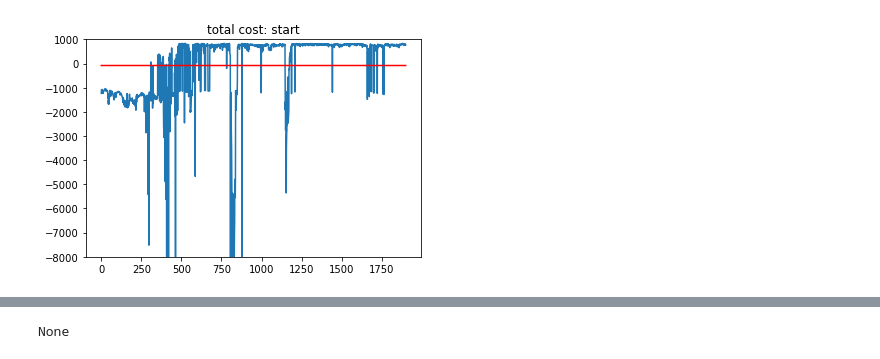
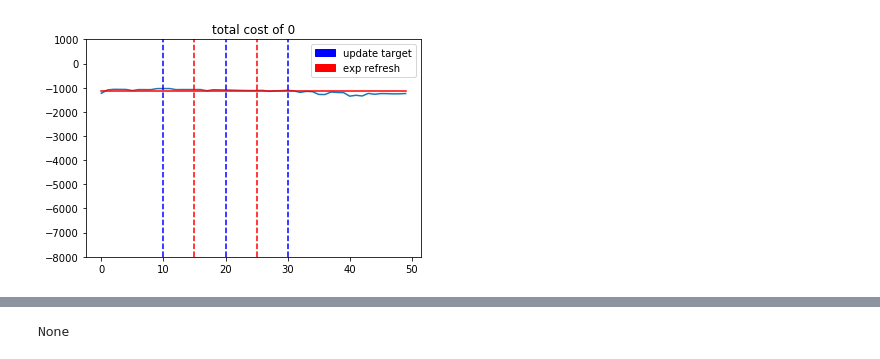
Before and after one commit to meltycriss/foa, a Jupyter notebook: foa_ddpg.ipynb, the cells around one changed output, grey strips where cells are left out. Drawn from its saved outputs; the diff is of its cells as text; code cells hidden in the pictures.

Commit message:
record target update & experience refresh, plot vertical line

```diff
--- a/foa_ddpg.ipynb
+++ b/foa_ddpg.ipynb
@@ -26,13 +22,19 @@ import os
 # %%
-os.environ["CUDA_VISIBLE_DEVICES"] = "2"
-env = wrappers.Monitor(env, 'all_epi_total_cost', force=True, video_callable=lambda episode_id: True)
+os.environ["CUDA_VISIBLE_DEVICES"] = "0"
+
+ENV_NAME = 'foa-v0'
+env = gym.make(ENV_NAME)
+RECORD = False
+
+if RECORD:
+    env = wrappers.Monitor(env, 'capa1w', force=True, video_callable=lambda episode_id: True)
 TAU = .01
 GAMMA = .9
 LR_actor = .001
 LR_critic = .001
-EXPERIENCE_CAPACITY = 7000
+EXPERIENCE_CAPACITY = int(1e4)
 TARGET_UPDATE_FREQUENCY = 200
-MAX_EPI = 3*int(1e4)
+MAX_EPI = int(1e4)
 MAX_STEP = 100
 BATCH_SIZE = 32
 #EPSILON = .1
@@ -384,6 +273,8 @@ n:0, epi:3000
 # %%
-def plot_avg_1d(vec, title=None, xlabel=None, ylabel=None, save=False, ylim=None, begin=0):
+def plot_avg_1d(vec, title=None, xlabel=None, ylabel=None, save=False, ylim=None, begin=0, marker='', target=None, exp=None):
     record = np.array(vec)
+    target = np.array(target)
+    exp = np.array(exp)
     if len(record.shape) is not 1:
         print 'vec should be 1D array [e0, e1, ...]'
         return
@@ -391,8 +282,23 @@ def plot_avg_1d(vec, title=None, xlabel=None, ylabel=None, save=False, ylim=None
         axes = plt.gca()
         axes.set_ylim(ylim)
     mu = record.mean(axis=0)
-    plt.plot(np.array(range(record.shape[0]))+begin, record)
+    plt.plot(np.array(range(record.shape[0]))+begin, record, marker)
     plt.plot(np.array(range(record.shape[0]))+begin, mu*np.ones(record.shape[0]), color='red')
+    patches = []
+    if target is not None and target.shape[0]>0:
+        target_color = 'b'
+        target_patch = mpatches.Patch(color=target_color, label='update target')
+        patches.append(target_patch)
+        for t in target:
+            plt.axvline(t, ls='dashed', c=target_color)
+    if exp is not None and exp.shape[0]>0:
+        exp_color = 'r'
+        exp_patch = mpatches.Patch(color=exp_color, label='exp refresh')
+        patches.append(exp_patch)
+        for e in exp:
+            plt.axvline(e, ls='dashed', c=exp_color)
+    if len(patches)>0:
+        plt.legend(handles=patches)
     if title is not None:
         plt.title(title)
     if xlabel is not None:
@@ -403,17 +309,20 @@ def plot_avg_1d(vec, title=None, xlabel=None, ylabel=None, save=False, ylim=None
         plt.savefig('{}.png'.format(title))
     plt.show()
 
-def plot_avg_2d(vec, title=None, xlabel=None, ylabel=None, save=False):
+def plot_avg_2d(vec, title=None, xlabel=None, ylabel=None, save=False, ylim=None, begin=0):
     record = np.array(vec)
     if len(record.shape) is not 2:
         print 'vec should be 2D array [[seq0], [seq1], ...]'
         return
+    if ylim is not None:
+        axes = plt.gca()
+        axes.set_ylim(ylim)
     mu = record.mean(axis=0)
     sigma = record.std(axis=0)
     lower_bound = mu-sigma
     upper_bound = mu+sigma
-    plt.plot(xrange(mu.shape[0]), mu, color='red')
-    plt.fill_between(xrange(mu.shape[0]), lower_bound, upper_bound, facecolor='blue', alpha=0.5)
+    plt.plot(np.array(range(mu.shape[0]))+begin, mu, color='red')
+    plt.fill_between(np.array(range(mu.shape[0]))+begin, lower_bound, upper_bound, facecolor='blue', alpha=0.5)
     if title is not None:
         plt.title(title)
     if xlabel is not None:
@@ -427,28 +336,42 @@ def plot_avg_2d(vec, title=None, xlabel=None, ylabel=None, save=False):
 # data
 n_vec_avg_cost = np.array(n_vec_avg_cost)
 n_vec_total_cost = np.array(n_vec_total_cost)
+n_vec_target_update = np.array(n_vec_target_update)
+n_vec_experience_refresh = np.array(n_vec_experience_refresh)
+
+
 cost = gym_foa.envs.FoaEnv.Cost(*np.rollaxis(n_vec_avg_cost,2))
 avg_cost = cost.collision[0]+cost.goal[0]+cost.formation[0]+cost.v_pref[0]
 
 # param
 save = False
+marker = '.'
 
-# diagram
-plot_avg_1d(n_vec_total_cost[0], title='total cost', ylim=[-8000,1000], save=True)
+target = np.array([10,20,30])
+experience = np.array([15,25])
 
-int0 = slice(0,1900)
-plot_avg_1d(n_vec_total_cost[0][int0], title='total cost: start', ylim=[-8000,1000], begin=int0.start, save=save)
-plot_avg_1d(cost.v_pref[0][int0], title='v_pref: start', begin=int0.start, save=save)
+plot_avg_2d(n_vec_total_cost, title='total cost', ylim=[-8000,1000], save=save)
+for i in xrange(n_vec_avg_cost.shape[0]):
+    plot_avg_1d(n_vec_total_cost[i], title='total cost of {}'.format(i), ylim=[-8000,1000], save=save,\
+                target=n_vec_target_update[i], exp=n_vec_experience_refresh[i])
 
-int1 = slice(4780,4900)
-plot_avg_1d(n_vec_total_cost[0][int1], title='total cost: first drop', ylim=[-8000,1000], begin=int1.start, save=save)
-plot_avg_1d(cost.v_pref[0][int1], title='v_pref: first drop', begin=int1.start, save=save)
 
-int2 = slice(7000,8000)
-plot_avg_1d(n_vec_total_cost[0][int2], title='total cost: second drop', ylim=[-8000,1000], begin=int2.start, save=save)
-plot_avg_1d(cost.v_pref[0][int2], title='v_pref: second drop', begin=int2.start, save=save)
 
-int3 = slice(9600,10000)
-plot_avg_1d(n_vec_total_cost[0][int3], title='total cost: third drop', ylim=[-8000,1000], begin=int3.start, save=save)
-plot_avg_1d(cost.v_pref[0][int3], title='v_pref: third drop', begin=int3.start, save=save)
+# marker = ''
+# int0 = slice(0,500)
+# plot_avg_1d(n_vec_total_cost[0][int0], title='total cost: first drop', ylim=[-8000,1000], begin=int0.start, save=save, marker=marker)
+# plot_avg_1d(cost.v_pref[0][int0], title='v_pref: first drop', begin=int0.start, save=save, marker=marker)
+
+# marker = ''
+# int1 = slice(3000,3200)
+# plot_avg_1d(n_vec_total_cost[0][int1], title='total cost: second drop', ylim=[-8000,1000], begin=int1.start, save=save, marker=marker)
+# plot_avg_1d(cost.v_pref[0][int1], title='v_pref: second drop', begin=int1.start, save=save, marker=marker)
+
+# int2 = slice(7000,8000)
+# plot_avg_1d(n_vec_total_cost[0][int2], title='total cost: second drop', ylim=[-8000,1000], begin=int2.start, save=save, marker=marker)
+# plot_avg_1d(cost.v_pref[0][int2], title='v_pref: second drop', begin=int2.start, save=save, marker=marker)
+
+# int3 = slice(9600,10000)
+# plot_avg_1d(n_vec_total_cost[0][int3], title='total cost: third drop', ylim=[-8000,1000], begin=int3.start, save=save, marker=marker)
+# plot_avg_1d(cost.v_pref[0][int3], title='v_pref: third drop', begin=int3.start, save=save, marker=marker)
 # %% [output]
@@ -456 +379 @@ plot_avg_1d(cost.v_pref[0][int3], title='v_pref: third drop', begin=int3.start,
-[figure, old version]
+[figure, new version]
```
Also changed, not shown: parts of 6 cells of this notebook.
